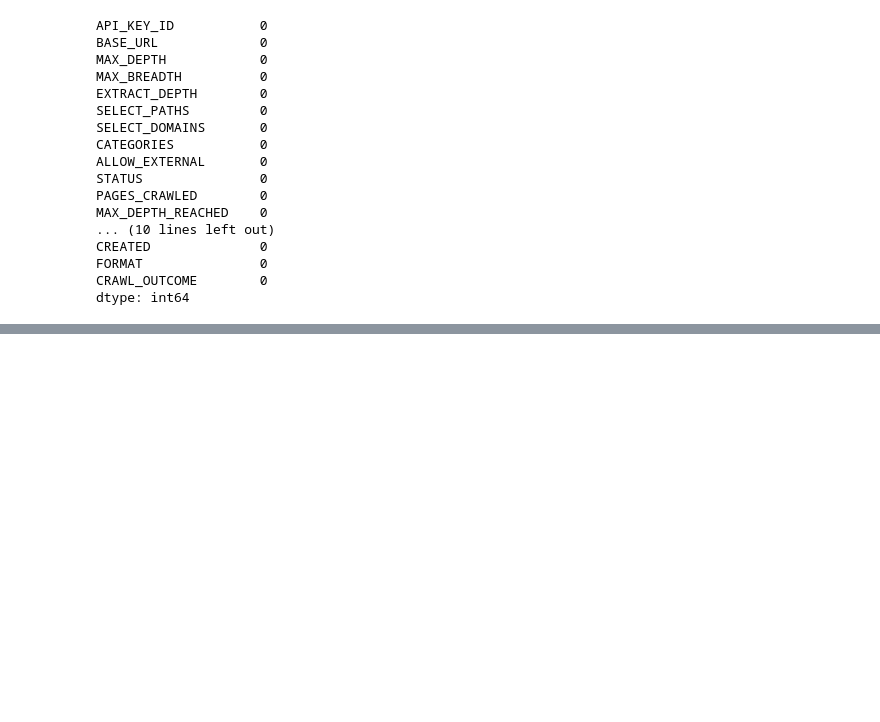
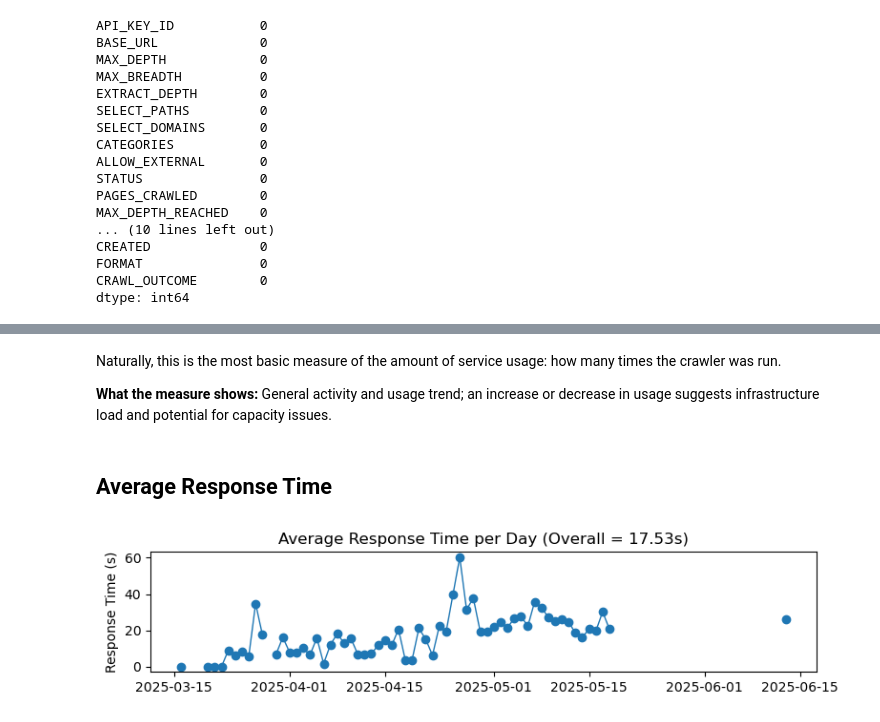
Before and after one commit to jonatanBuga/tavily-data-analysis, a Jupyter notebook: part B/dashboard_analysis.ipynb, the cells around one changed output, grey strips where cells are left out. Drawn from its saved outputs; the diff is of its cells as text; code cells hidden in the pictures; blank space fills up the shorter version.

```diff
--- a/part B/dashboard_analysis.ipynb
+++ b/part B/dashboard_analysis.ipynb
@@ -105,0 +128,19 @@ dtype: int64
+# %% [markdown]
+Naturally, this is the most basic measure of the amount of service usage: how many times the crawler was run.
+
+**What the measure shows:**
+ General activity and usage trend; an increase or decrease in usage suggests infrastructure load and potential for capacity issues.
+# %% [markdown]
+## Average Response Time
+# %%
+#Average Response Time per Day
+daily_avg_resp = df['RESPONSE_TIME'].resample('D').mean()
+
+plt.figure(figsize=(8,2))
+plt.plot(daily_avg_resp.index, daily_avg_resp.values, marker='o', linewidth=1)
+plt.title(f"Average Response Time per Day (Overall = {df['RESPONSE_TIME'].mean():.2f}s)")
+plt.ylabel('Response Time (s)')
+plt.tight_layout()
+plt.show()
+# %% [output]
+[figure, added]
```
Also changed, not shown: parts of 27 cells of this notebook.
